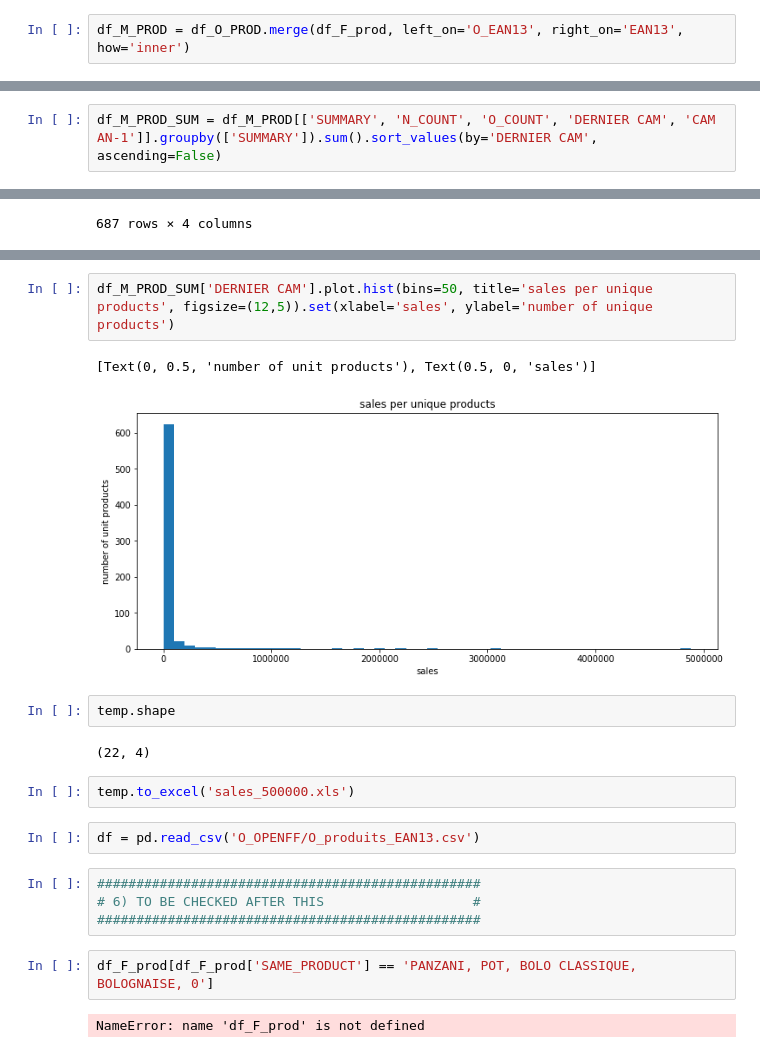
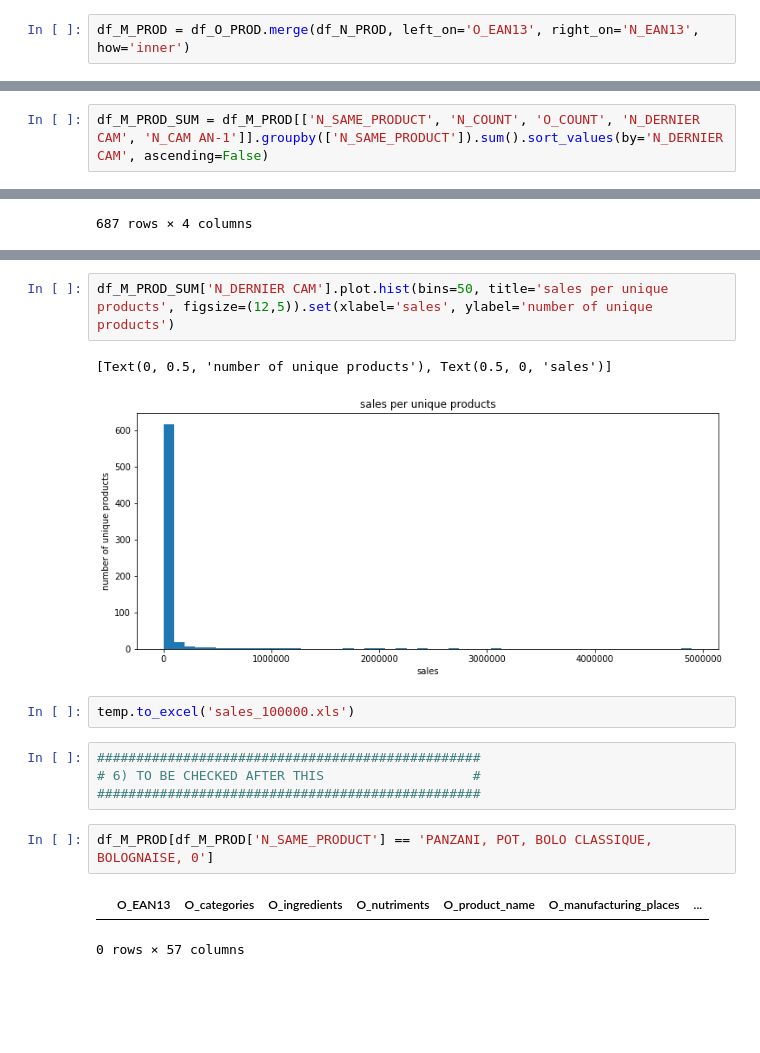
Before and after one commit to alex-toy/italians_do_it_better, a Jupyter notebook: Fusion_N_O.ipynb, the cells around one changed output, grey strips where cells are left out. Cells and saved outputs as stored; diff of their text form; blank space fills up the shorter version.

```diff
--- a/Fusion_N_O.ipynb
+++ b/Fusion_N_O.ipynb
@@ -378,4 +380,4 @@ df_prod_summary[df_prod_summary['N_COUNT'] > 10]
 # %%
 #Merge of the two databases
 # %%
-df_M_PROD = df_O_PROD.merge(df_F_prod, left_on='O_EAN13', right_on='EAN13', how='inner')
+df_M_PROD = df_O_PROD.merge(df_N_PROD, left_on='O_EAN13', right_on='N_EAN13', how='inner')
@@ -398,4 +398,4 @@ df_M_PROD
 | 1102 | 1099 | 9556041612005.0 | Epicerie, Sauces, Sauces au poivre | [] | {'sodium_value': 0.8, 'salt_100g'... | Sauce Wok Poivre Noir | NaN | ... |
 1103 rows × 59 columns
 # %%
-df_M_PROD_SUM = df_M_PROD[['SUMMARY', 'N_COUNT', 'O_COUNT', 'DERNIER CAM', 'CAM AN-1']].groupby(['SUMMARY']).sum().sort_values(by='DERNIER CAM', ascending=False)
+df_M_PROD_SUM = df_M_PROD[['N_SAME_PRODUCT', 'N_COUNT', 'O_COUNT', 'N_DERNIER CAM', 'N_CAM AN-1']].groupby(['N_SAME_PRODUCT']).sum().sort_values(by='N_DERNIER CAM', ascending=False)
@@ -426,21 +480,16 @@ NameError: name 'df_M_PROD_SUM' is not defined
 # %%
-df_M_PROD_SUM['DERNIER CAM'].plot.hist(bins=50, title='sales per unique products', figsize=(12,5)).set(xlabel='sales', ylabel='number of unique products')
+df_M_PROD_SUM['N_DERNIER CAM'].plot.hist(bins=50, title='sales per unique products', figsize=(12,5)).set(xlabel='sales', ylabel='number of unique products')
 # %% [output]
-[Text(0, 0.5, 'number of unit products'), Text(0.5, 0, 'sales')]
+[Text(0, 0.5, 'number of unique products'), Text(0.5, 0, 'sales')]
-[figure, old version]
+[figure, new version]
-# %%
-temp.shape
-# %% [output]
-(22, 4)
 # %%
-temp.to_excel('sales_500000.xls')
+temp.to_excel('sales_100000.xls')
-# %%
-df = pd.read_csv('O_OPENFF/O_produits_EAN13.csv')
 # %%
 #################################################
 # 6) TO BE CHECKED AFTER THIS                   #
 #################################################
 # %%
-df_F_prod[df_F_prod['SAME_PRODUCT'] == 'PANZANI, POT, BOLO CLASSIQUE, BOLOGNAISE, 0']
+df_M_PROD[df_M_PROD['N_SAME_PRODUCT'] == 'PANZANI, POT, BOLO CLASSIQUE, BOLOGNAISE, 0']
 # %% [output]
+|  | O_EAN13 | O_categories | O_ingredients | O_nutriments | O_product_name | O_manufacturing_places | ... |
-NameError: name 'df_F_prod' is not defined
+0 rows × 57 columns
```
Also changed, not shown: parts of 12 cells of this notebook, 1 other file.
